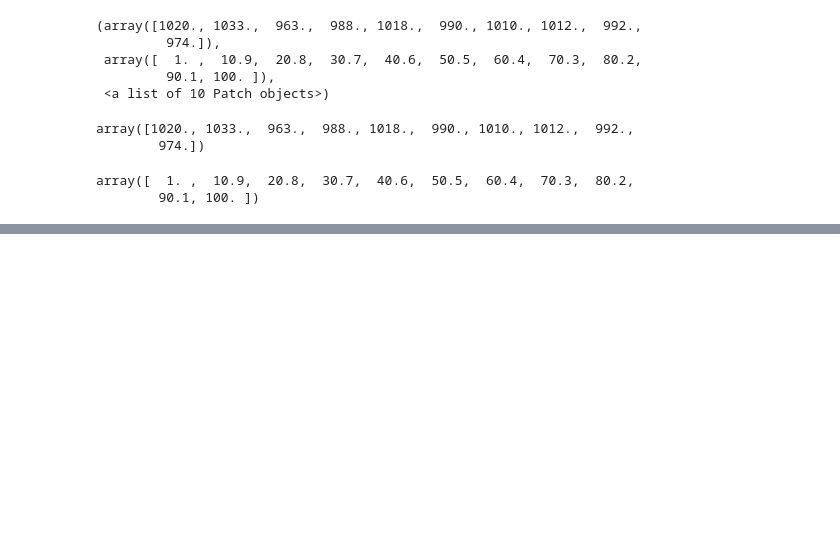
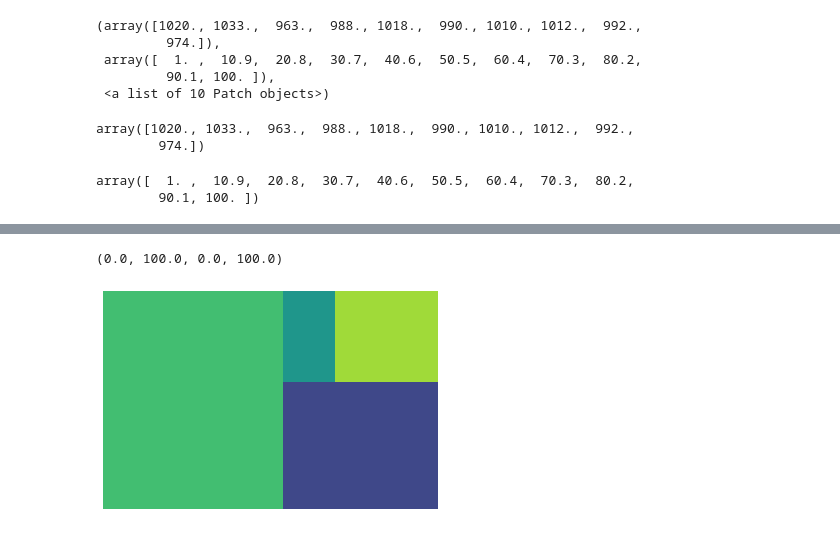
Before and after one commit to Kanyarat-S/data_viz_2020, a Jupyter notebook: DataViz04_Data_Comparison.ipynb, the cells around one changed output, grey strips where cells are left out. Saved outputs shown, nothing was run; the diff lists cells and outputs as text; code cells hidden in the pictures; blank space fills up the shorter version.

```diff
--- a/DataViz04_Data_Comparison.ipynb
+++ b/DataViz04_Data_Comparison.ipynb
@@ -356,0 +388,8 @@ array([  1. ,  10.9,  20.8,  30.7,  40.6,  50.5,  60.4,  70.3,  80.2,
+# %%
+data = [500, 250, 60, 120]
+# %%
+squarify.plot(data)
+plt.axis('off')
+# %% [output]
+(0.0, 100.0, 0.0, 100.0)
+[figure, added]
```
Also changed, not shown: parts of 24 cells of this notebook.
